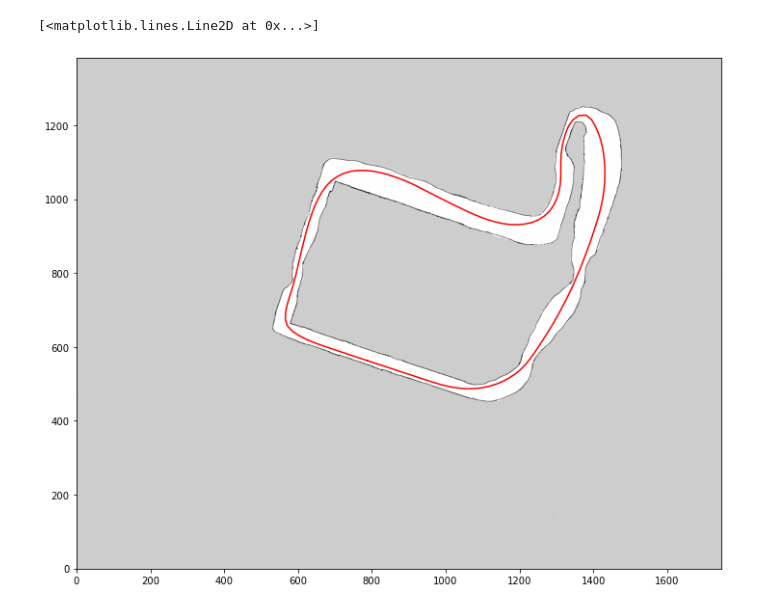
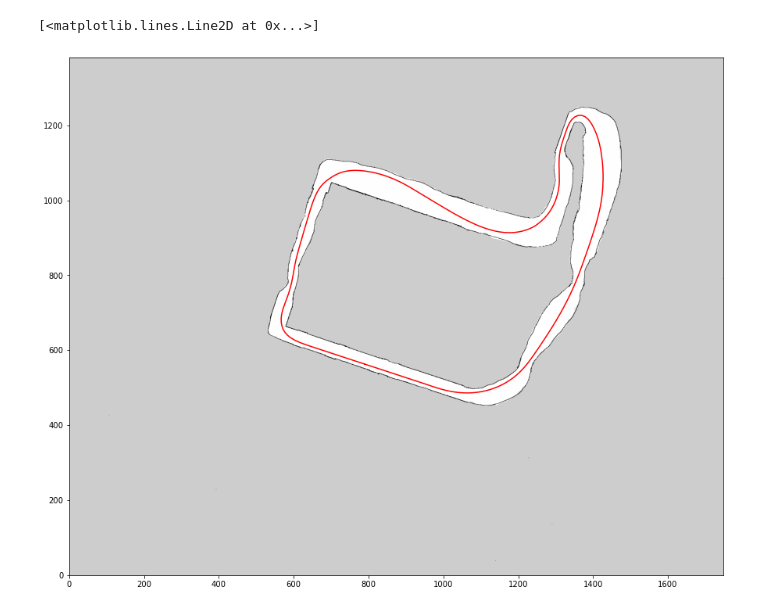
Before and after one commit to ynahum/Raceline-Optimization, a Jupyter notebook: visualize_raceline.ipynb, the cells around one changed output. Cells and saved outputs as stored; diff of their text form; code cells hidden in the pictures.

```diff
--- a/visualize_raceline.ipynb
+++ b/visualize_raceline.ipynb
@@ -71,16 +72,16 @@ orig_s = np.sin(origin[2])
 orig_c = np.cos(origin[2])
 
 # get the distance transform
-transformed_data = raw_data
+transformed_data = raw_data.copy()
 transformed_data -= np.array([orig_x, orig_y, 0])
-transformed_data /= map_resolution
+transformed_data.iloc[:, :2] /= map_resolution
 
 raw_map_img = np.array(Image.open(map_img_path).transpose(Image.FLIP_TOP_BOTTOM))
 raw_map_img = raw_map_img.astype(np.float64)
 # %%
-plt.figure(figsize=(12,12))
+plt.figure(figsize=(15,15))
 plt.imshow(raw_map_img, cmap='gray', origin='lower')
 plt.plot(transformed_data.iloc[:, 0], transformed_data.iloc[:, 1], color='red')
 # %% [output]
 [<matplotlib.lines.Line2D at 0x...>]
-[figure, old version]
+[figure, new version]
```
Also changed, not shown: parts of 10 cells of this notebook, 1 other file.
